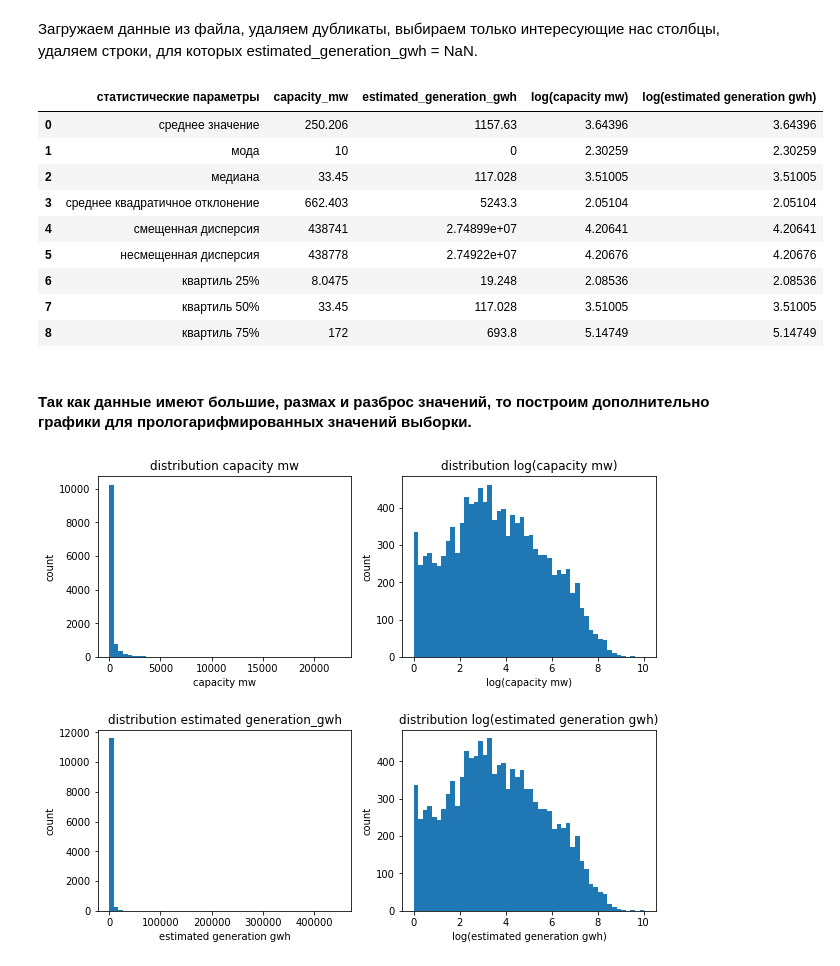
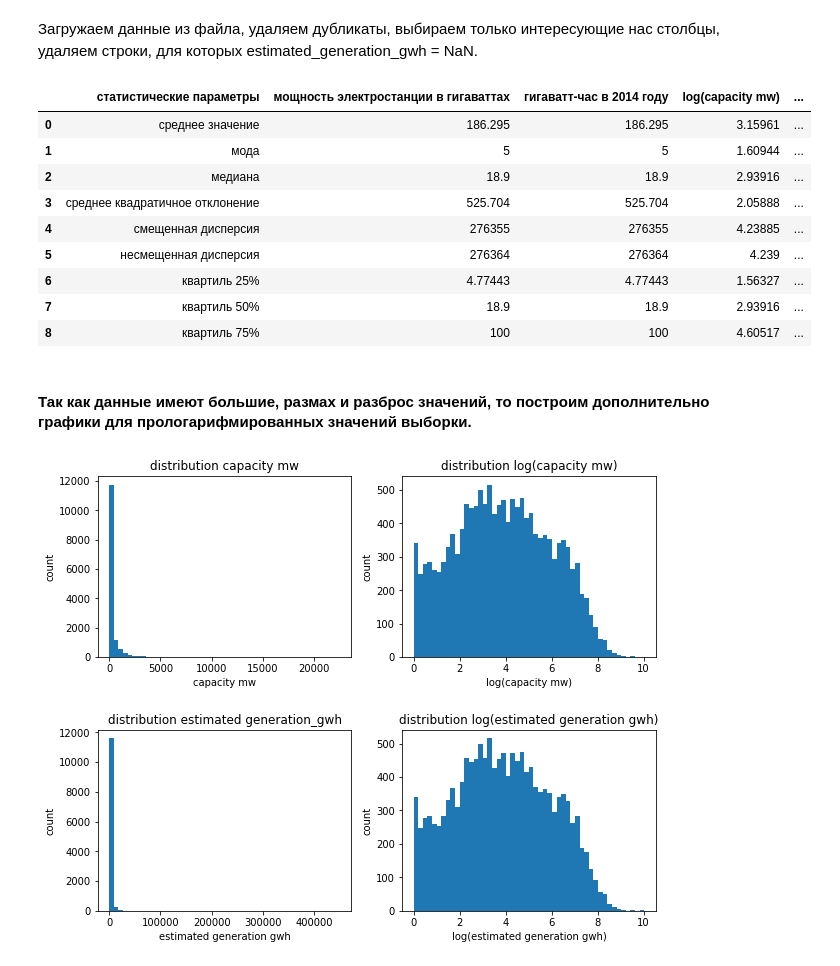
Before and after one commit to denicCH/Mathematical-Statistics, a Jupyter notebook: Lesson_3.ipynb, the cells around one changed output. Drawn from its saved outputs; the diff is of its cells as text; code cells hidden in the pictures.

```diff
--- a/Lesson_3.ipynb
+++ b/Lesson_3.ipynb
@@ -71,33 +71,36 @@ def stat_characteristics(df):
 Загружаем данные из файла, удаляем дубликаты, выбираем только интересующие нас столбцы, удаляем строки, для которых estimated_generation_gwh = NaN.
 # %%
 df = pd.read_csv('global_power_plant_database.csv', sep=";")
-df = df.drop_duplicates(["capacity_mw","estimated_generation_gwh"])
-nul = df[df["estimated_generation_gwh"].isnull()]
+#df = df.drop_duplicates(["capacity_mw","estimated_generation_gwh"])
+# nul = df[df["estimated_generation_gwh"].isnull()]
 res_df = df[["capacity_mw","estimated_generation_gwh"]]
-res_df = res_df.drop(nul.index, axis=0) #Удаляем строки, для которых estimated_generation_gwh = NaN
+#res_df = res_df.drop(nul.index, axis=0) #Удаляем строки, для которых estimated_generation_gwh = NaN
 # %%
 x1 = res_df['capacity_mw']
 x2 = res_df['estimated_generation_gwh']
 log_x1 = np.log(x1)
 log_x2 = np.log(x1)
 
-d = res_df.copy()
+d = pd.DataFrame()
+d['мощность электростанции в гигаваттах'] = x1
+d['гигаватт-час в 2014 году'] = x1
+
 d['log(capacity mw)'] = log_x1
 d['log(estimated generation gwh)'] = log_x2
 
 result = stat_characteristics(d)
 result.style.set_properties(**{'text-align': 'left'})
 # %% [output]
-|  | статистические параметры | capacity_mw | estimated_generation_gwh | log(capacity mw) | log(estimated generation gwh) |
-| 0 | среднее значение | 250.206 | 1157.63 | 3.64396 | 3.64396 |
-| 1 | мода | 10 | 0 | 2.30259 | 2.30259 |
-| 2 | медиана | 33.45 | 117.028 | 3.51005 | 3.51005 |
-| 3 | среднее квадратичное отклонение | 662.403 | 5243.3 | 2.05104 | 2.05104 |
-| 4 | смещенная дисперсия | 438741 | 2.74899e+07 | 4.20641 | 4.20641 |
-| 5 | несмещенная дисперсия | 438778 | 2.74922e+07 | 4.20676 | 4.20676 |
-| 6 | квартиль 25% | 8.0475 | 19.248 | 2.08536 | 2.08536 |
-| 7 | квартиль 50% | 33.45 | 117.028 | 3.51005 | 3.51005 |
-| 8 | квартиль 75% | 172 | 693.8 | 5.14749 | 5.14749 |
+|  | статистические параметры | мощность электростанции в гигаваттах | гигаватт-час в 2014 году | log(capacity mw) | ... |
+| 0 | среднее значение | 186.295 | 186.295 | 3.15961 | ... |
+| 1 | мода | 5 | 5 | 1.60944 | ... |
+| 2 | медиана | 18.9 | 18.9 | 2.93916 | ... |
+| 3 | среднее квадратичное отклонение | 525.704 | 525.704 | 2.05888 | ... |
+| 4 | смещенная дисперсия | 276355 | 276355 | 4.23885 | ... |
+| 5 | несмещенная дисперсия | 276364 | 276364 | 4.239 | ... |
+| 6 | квартиль 25% | 4.77443 | 4.77443 | 1.56327 | ... |
+| 7 | квартиль 50% | 18.9 | 18.9 | 2.93916 | ... |
+| 8 | квартиль 75% | 100 | 100 | 4.60517 | ... |
 # %% [markdown]
 #### Так как данные имеют большие, размах и разброс значений, то построим дополнительно графики для прологарифмированных значений выборки.
 # %%
@@ -130,5 +133,5 @@ ax4.set_xlabel("log(estimated generation gwh)")
 ax4.set_ylabel("count")
 fig.subplots_adjust(wspace=0.2, hspace=0.4)
 # %% [output]
-[figure, old version]
+[figure, new version]
 # %%
```
Also changed, not shown: parts of 3 cells of this notebook.
